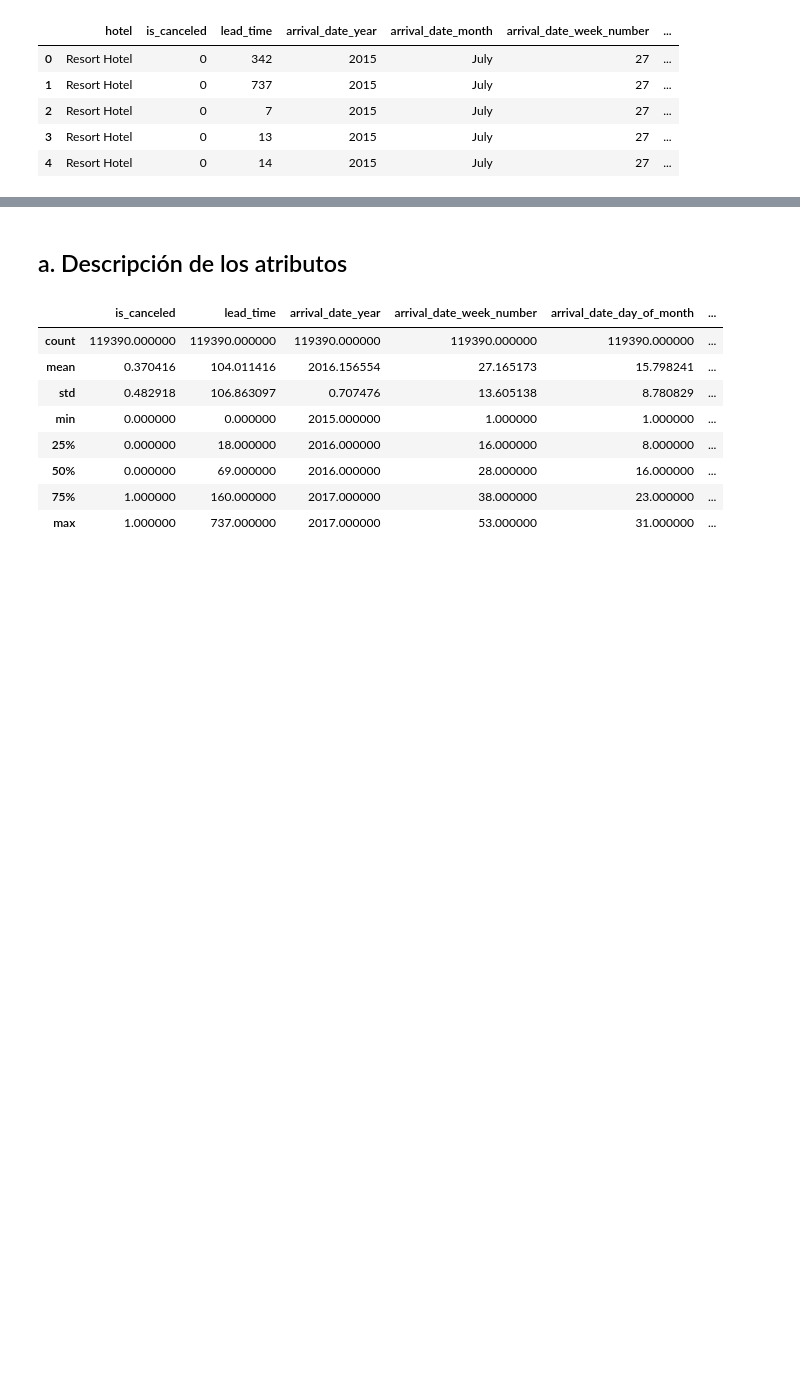
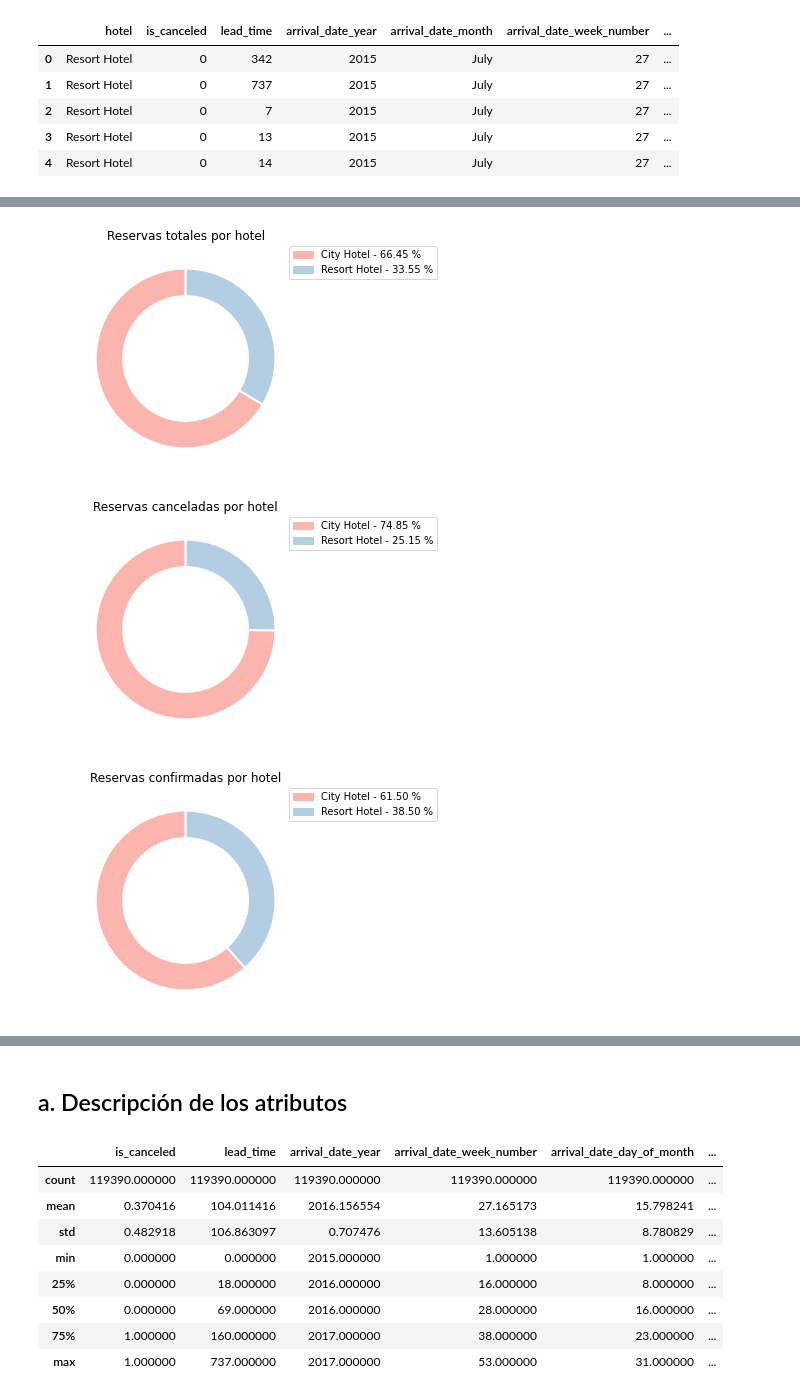
Before and after one commit to francotestori/aauba_01, a Jupyter notebook: AAUBA_01.ipynb, the cells around one changed output, grey strips where cells are left out. Drawn from its saved outputs; the diff is of its cells as text; code cells hidden in the pictures; blank space fills up the shorter version.

```diff
--- a/AAUBA_01.ipynb
+++ b/AAUBA_01.ipynb
@@ -35,0 +160,9 @@ bookings_df.head()
+# %%
+# Tipo de hotel por reservas
+plot_donut(bookings_df, 'hotel', 'Reservas totales por hotel')
+plot_donut(canceled_df, 'hotel', 'Reservas canceladas por hotel')
+plot_donut(confirmed_df, 'hotel', 'Reservas confirmadas por hotel')
+# %% [output]
+[figure, added]
+[figure, added]
+[figure, added]
```
Also changed, not shown: parts of 8 cells of this notebook.
